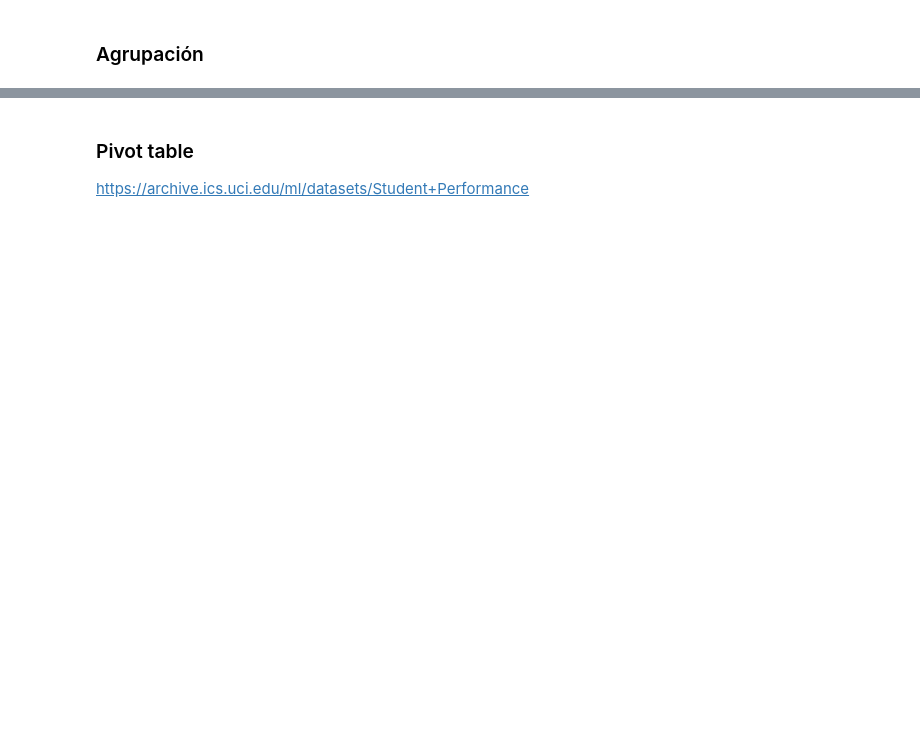
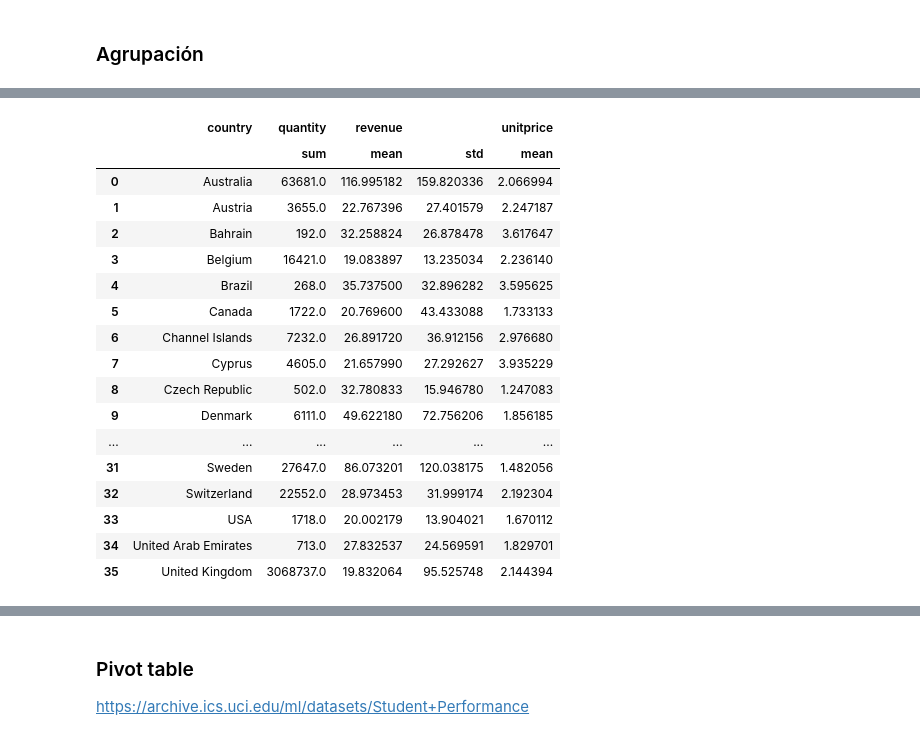
Before and after one commit to Ironhack-Data-Madrid-Octubre-2023/apuntes_clase, a Jupyter notebook: semana_2/2.1 - Pandas Deepdive.ipynb, the cells around one changed output, grey strips where cells are left out. Saved outputs shown, nothing was run; the diff lists cells and outputs as text; code cells hidden in the pictures; blank space fills up the shorter version.

```diff
--- a/semana_2/2.1 - Pandas Deepdive.ipynb
+++ b/semana_2/2.1 - Pandas Deepdive.ipynb
@@ -675,0 +1104,7 @@ df.select_dtypes(include='float', exclude=['object', 'int']).head() # filtro por
+# %%
+for c in df.columns:
+
+    try:
+        df[c] = df[c].astype('float')
+    except:
+        pass
@@ -675,0 +1173,7 @@ df.select_dtypes(include='float', exclude=['object', 'int']).head() # filtro por
+# %%
+df_group = df.groupby('country').agg({'quantity': 'sum',
+                           'revenue' : ['mean', 'std'],
+                           'unitprice': 'mean'
+                          })
+
+df_group.head()
@@ -675,0 +1219,21 @@ df.select_dtypes(include='float', exclude=['object', 'int']).head() # filtro por
+# %%
+df_group.reset_index()
+# %% [output]
+|  | country | quantity | revenue |  | unitprice |
+|  |  | sum | mean | std | mean |
+| 0 | Australia | 63681.0 | 116.995182 | 159.820336 | 2.066994 |
+| 1 | Austria | 3655.0 | 22.767396 | 27.401579 | 2.247187 |
+| 2 | Bahrain | 192.0 | 32.258824 | 26.878478 | 3.617647 |
+| 3 | Belgium | 16421.0 | 19.083897 | 13.235034 | 2.236140 |
+| 4 | Brazil | 268.0 | 35.737500 | 32.896282 | 3.595625 |
+| 5 | Canada | 1722.0 | 20.769600 | 43.433088 | 1.733133 |
+| 6 | Channel Islands | 7232.0 | 26.891720 | 36.912156 | 2.976680 |
+| 7 | Cyprus | 4605.0 | 21.657990 | 27.292627 | 3.935229 |
+| 8 | Czech Republic | 502.0 | 32.780833 | 15.946780 | 1.247083 |
+| 9 | Denmark | 6111.0 | 49.622180 | 72.756206 | 1.856185 |
+| ... | ... | ... | ... | ... | ... |
+| 31 | Sweden | 27647.0 | 86.073201 | 120.038175 | 1.482056 |
+| 32 | Switzerland | 22552.0 | 28.973453 | 31.999174 | 2.192304 |
+| 33 | USA | 1718.0 | 20.002179 | 13.904021 | 1.670112 |
+| 34 | United Arab Emirates | 713.0 | 27.832537 | 24.569591 | 1.829701 |
+| 35 | United Kingdom | 3068737.0 | 19.832064 | 95.525748 | 2.144394 |
```
Also changed, not shown: parts of 65 cells of this notebook.
